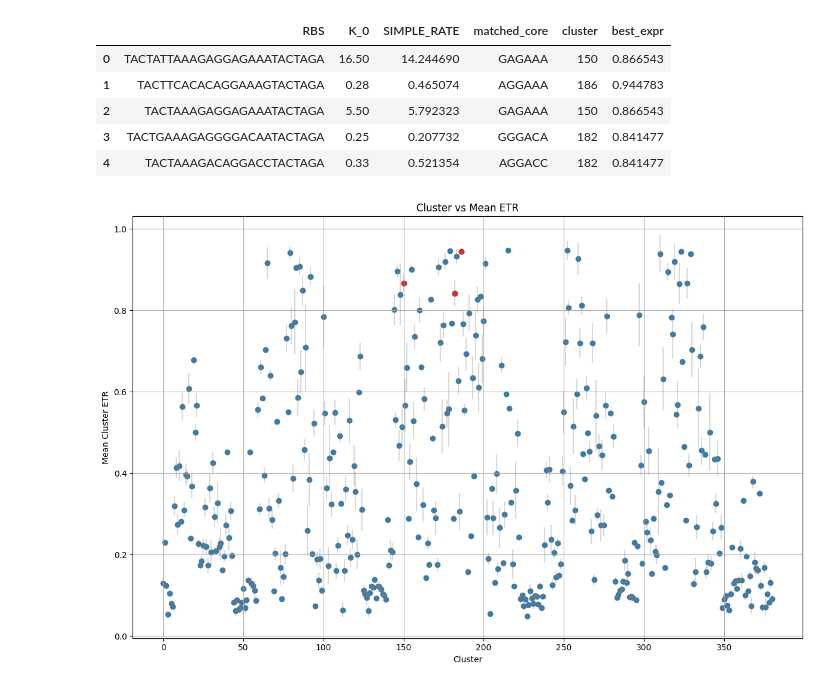
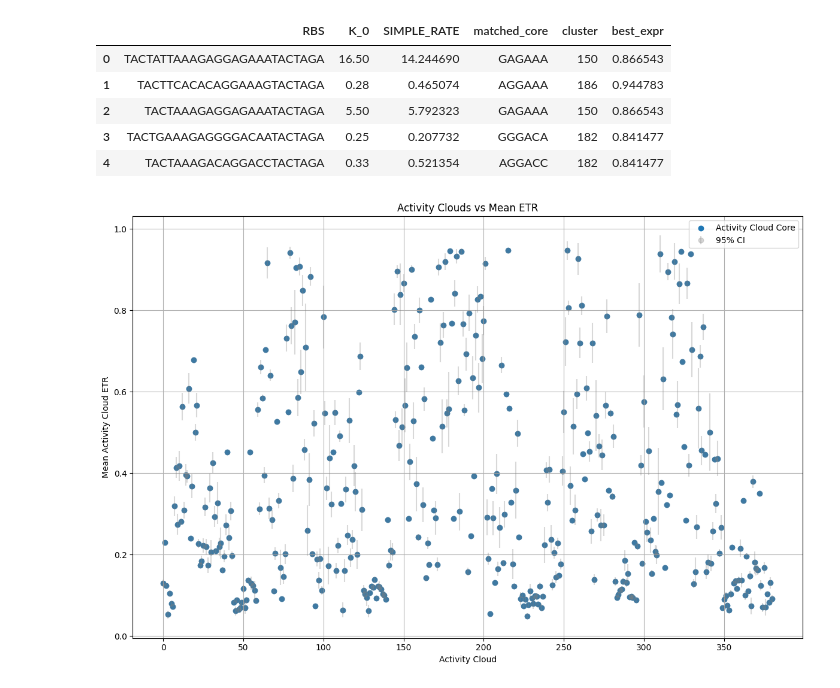
Before and after one commit to sb2cl/Activity-Clouds, a Jupyter notebook: 40_validation_against_uaspire.ipynb, the cells around one changed output. Drawn from its saved outputs; the diff is of its cells as text; code cells hidden in the pictures.

```diff
--- a/40_validation_against_uaspire.ipynb
+++ b/40_validation_against_uaspire.ipynb
@@ -274,33 +276,28 @@ exp_data
 # %%
 # Compute 95% CI half‐width from CORE REL EXPR_std
 ci95 = 1.96 * clusters['CORE REL EXPR_std'] / np.sqrt(clusters['SEQ_unique'].str.count(',') + 1)
 
 # Scatter plot
 plt.figure(figsize=(12, 8))
-plt.scatter(clusters['CLUSTER_'], clusters['CORE REL EXPR_mean'])
-plt.xlabel('Cluster')
-plt.ylabel('Mean Cluster ETR')
-plt.title('Cluster vs Mean ETR')
-
-# Manually change the color for clusters 150, 182 and 186
-for i in [150, 182, 186]:
-    plt.scatter(clusters['CLUSTER_'][clusters['CLUSTER_'] == i], clusters['CORE REL EXPR_mean'][clusters['CLUSTER_'] == i], color='red')
-
-# Plot the shaded ±1SD band
+plt.scatter(clusters['CLUSTER_'], clusters['CORE REL EXPR_mean'], label='Activity Cloud Core')
+plt.xlabel('Activity Cloud')
+plt.ylabel('Mean Activity Cloud ETR')
+plt.title('Activity Clouds vs Mean ETR')
 
 # Plot the  ±95% CI as errorbars
 plt.errorbar(
     clusters['CLUSTER_'],
     clusters['CORE REL EXPR_mean'],
     yerr=ci95,
     fmt='o',
     color='grey',
     alpha=0.3,
     label='95% CI'
 )
 
+plt.legend()
 plt.grid(True)
 plt.tight_layout()
 plt.show()
 # %% [output]
-[figure, old version]
+[figure, new version]
```
Also changed, not shown: parts of 1 cell of this notebook, 2 other files.
